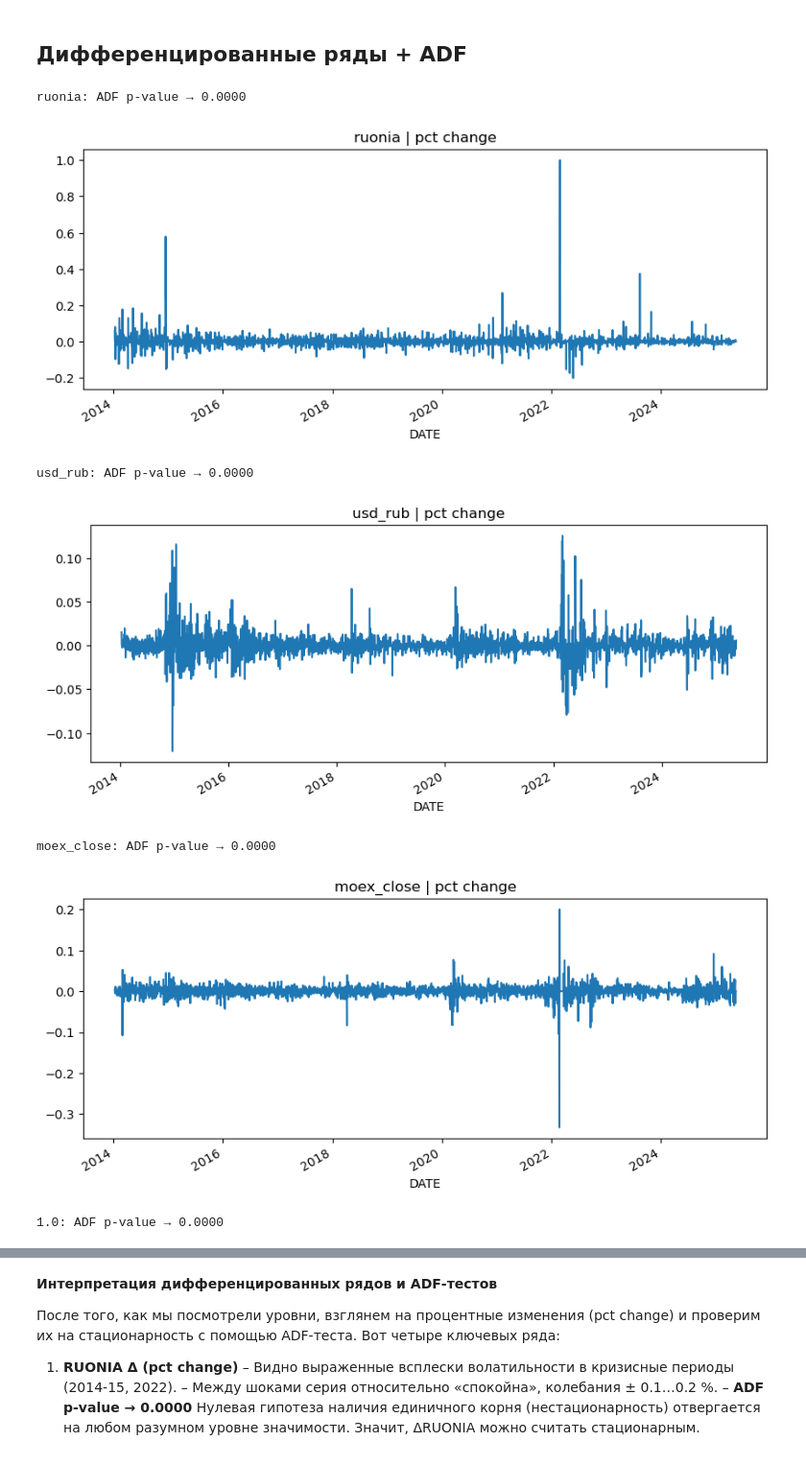
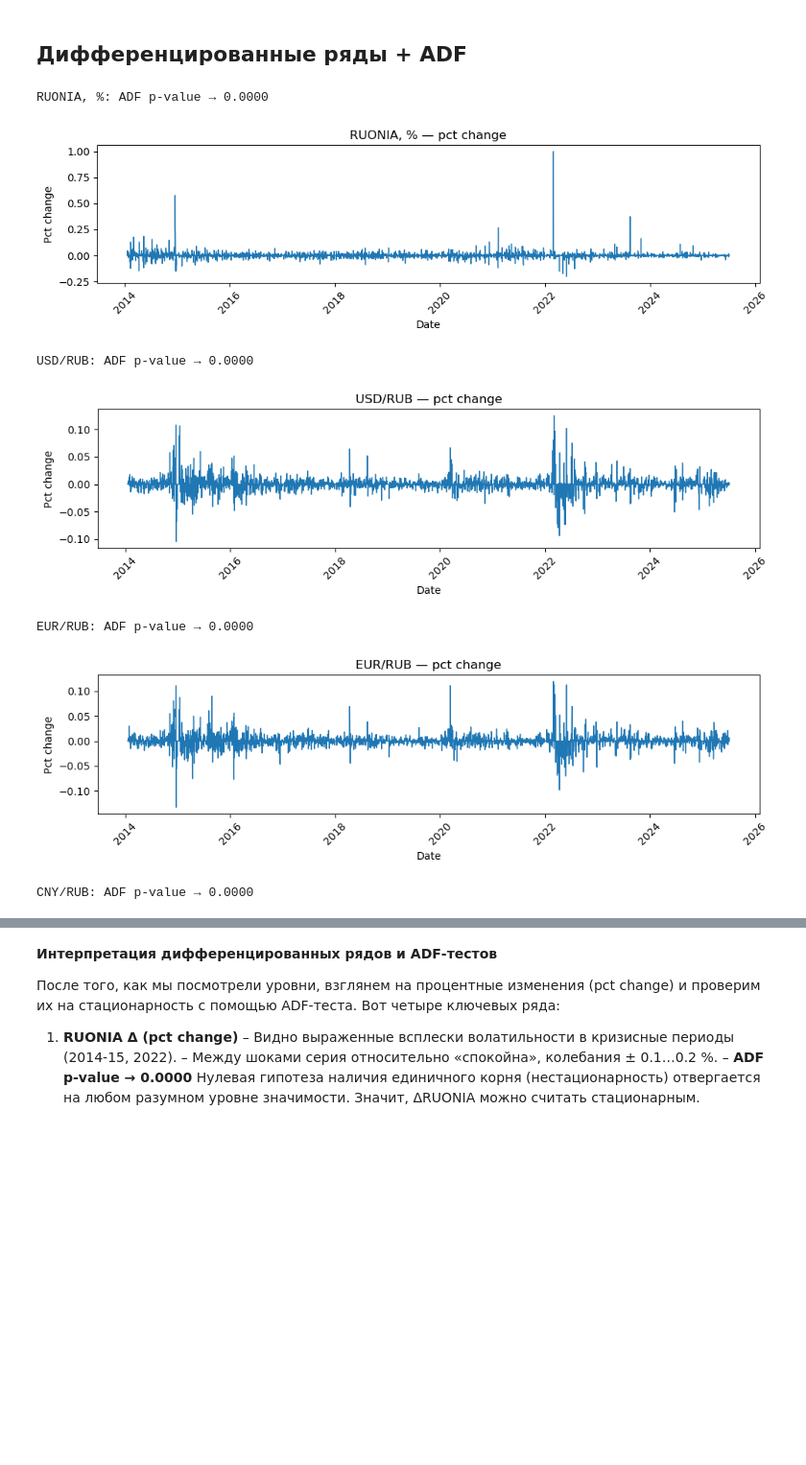
Before and after one commit to dmlast/ruonia-forecast, a Jupyter notebook: notebooks/00_eda.ipynb, the cells around one changed output, grey strips where cells are left out. Shown at 96% size. Cells and saved outputs as stored; diff of their text form; code cells hidden in the pictures; blank space fills up the shorter version.

```diff
--- a/notebooks/00_eda.ipynb
+++ b/notebooks/00_eda.ipynb
@@ -155,15 +252,69 @@ for col in ['ruonia','usd_rub','eur_rub','cny_rub',
 # %% [markdown]
 ## Дифференцированные ряды + ADF
 # %%
-diff = df_all[['ruonia','usd_rub','moex_close', '1.0']].pct_change().dropna()
-for col in diff:
-    print(f"{col}: ADF p-value → {adfuller(diff[col])[1]:.4f}")
-    diff[col].plot(title=f"{col} | pct change"); plt.show()
+import numpy as np
+from statsmodels.tsa.stattools import adfuller
+import matplotlib.pyplot as plt
+
+df_plot = (
+    df_all
+      .set_index(pd.to_datetime(df_all.KEY_DATE))
+      .sort_index()
+      .ffill()
+)
+
+pct_cols = [
+    "ruonia_ruonia",
+    "usd_usd_rub",
+    "eur_eur_rub",
+    "cny_cny_rub",
+    "imoex_moex_close",
+    "zcyc_1.0",
+]
+pct_cols = [c for c in pct_cols if c in df_plot.columns]
+
+# 3) Считаем pct_change
+diff = df_plot[pct_cols].pct_change()
+
+# 4) Для каждой серии чистим и тестируем
+for col in pct_cols:
+    series = diff[col]\
+        .replace([np.inf, -np.inf], np.nan)\
+        .dropna()
+
+    # слишком мало точек или константа — пропускаем
+    if len(series) < 30 or series.nunique() <= 1:
+        print(f"{present.get(col,col)}: insufficient data, skipped")
+        continue
+
+    # ADF с фиксированным lag=0, без автоподбора
+    try:
+        result = adfuller(
+            series,
+            maxlag=0,
+            regression="c",
+            autolag=None
+        )
+        pval = result[1]
+        print(f"{present.get(col,col)}: ADF p-value → {pval:.4f}")
+    except Exception as e:
+        print(f"{present.get(col,col)}: ADF failed ({e}), skipped")
+        continue
+
+    # Нарисуем pct_change
+    plt.figure(figsize=(10, 3))
+    plt.plot(series.index, series, linewidth=1)
+    plt.title(f"{present.get(col,col)} — pct change")
+    plt.ylabel("Pct change")
+    plt.xlabel("Date")
+    plt.xticks(rotation=45)
+    plt.tight_layout()
+    plt.show()
 # %% [output]
-ruonia: ADF p-value → 0.0000
+RUONIA, %: ADF p-value → 0.0000
-[figure, old version]
+[figure, new version]
-usd_rub: ADF p-value → 0.0000
+USD/RUB: ADF p-value → 0.0000
-[figure, old version]
+[figure, new version]
-moex_close: ADF p-value → 0.0000
+EUR/RUB: ADF p-value → 0.0000
-[figure, old version]
+[figure, new version]
-1.0: ADF p-value → 0.0000
+CNY/RUB: ADF p-value → 0.0000
```
Also changed, not shown: parts of 16 cells of this notebook, 18 other files.
